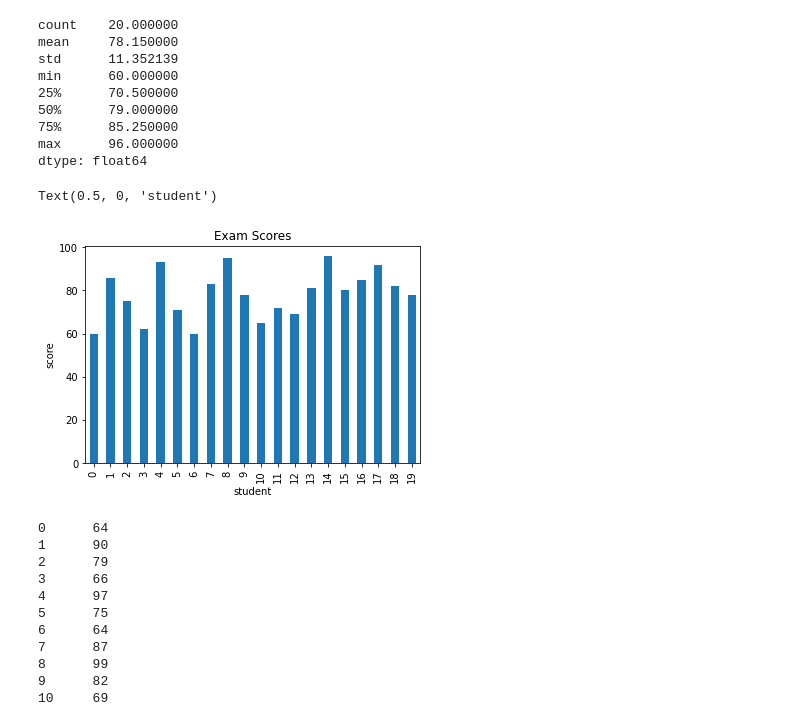
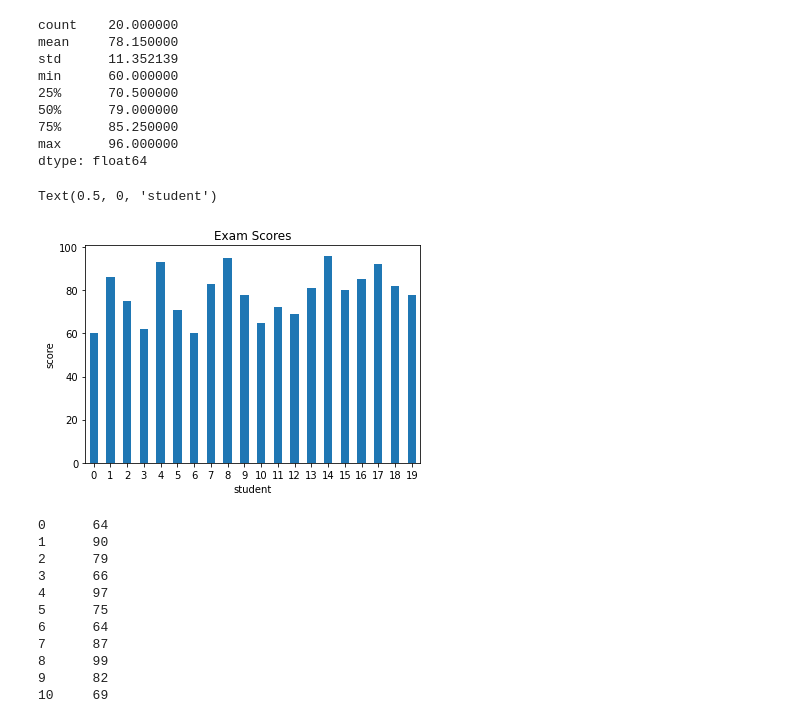
Before and after one commit to BManoff/numpy-pandas-visualization-exercises, a Jupyter notebook: pandas_series.ipynb, the cells around one changed output. Saved outputs shown, nothing was run; the diff lists cells and outputs as text; code cells hidden in the pictures.

```diff
--- a/pandas_series.ipynb
+++ b/pandas_series.ipynb
@@ -348,14 +348,14 @@ min      60.000000
 max      96.000000
 dtype: float64
 # %%
-exam_scores.plot(kind = 'bar')
+exam_scores.plot(kind = 'bar', rot = 0)
 
 plt.title('Exam Scores')
 plt.ylabel('score')
 plt.xlabel('student')
 # %% [output]
 Text(0.5, 0, 'student')
-[figure, old version]
+[figure, new version]
 # %%
 curve = 100 - exam_scores.max()
 
```
Also changed, not shown: parts of 1 cell of this notebook, 2 other files.
